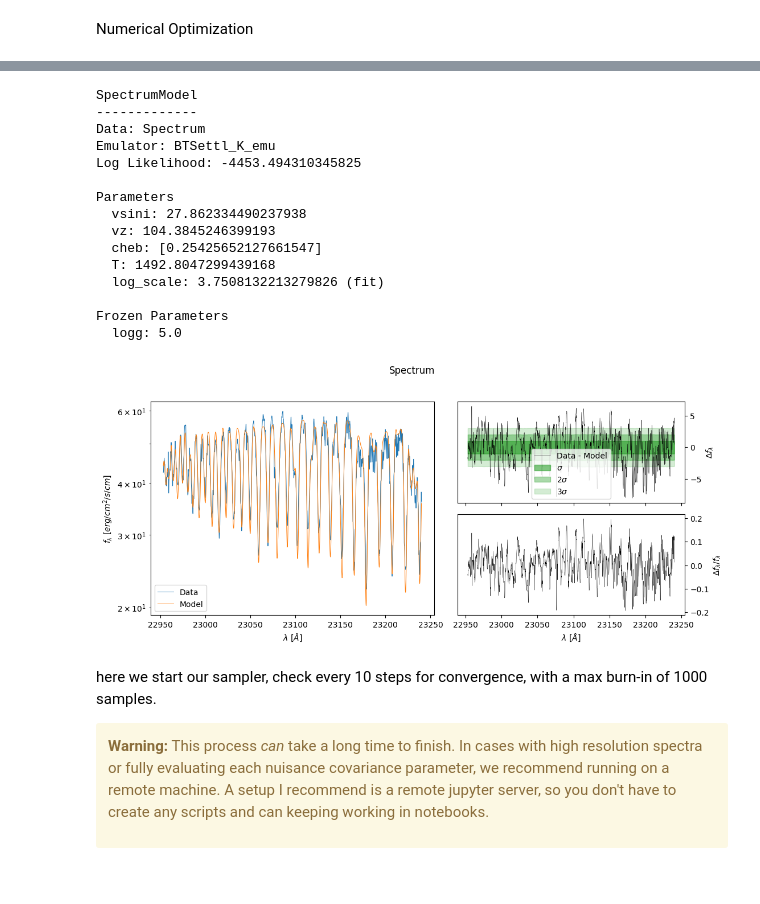
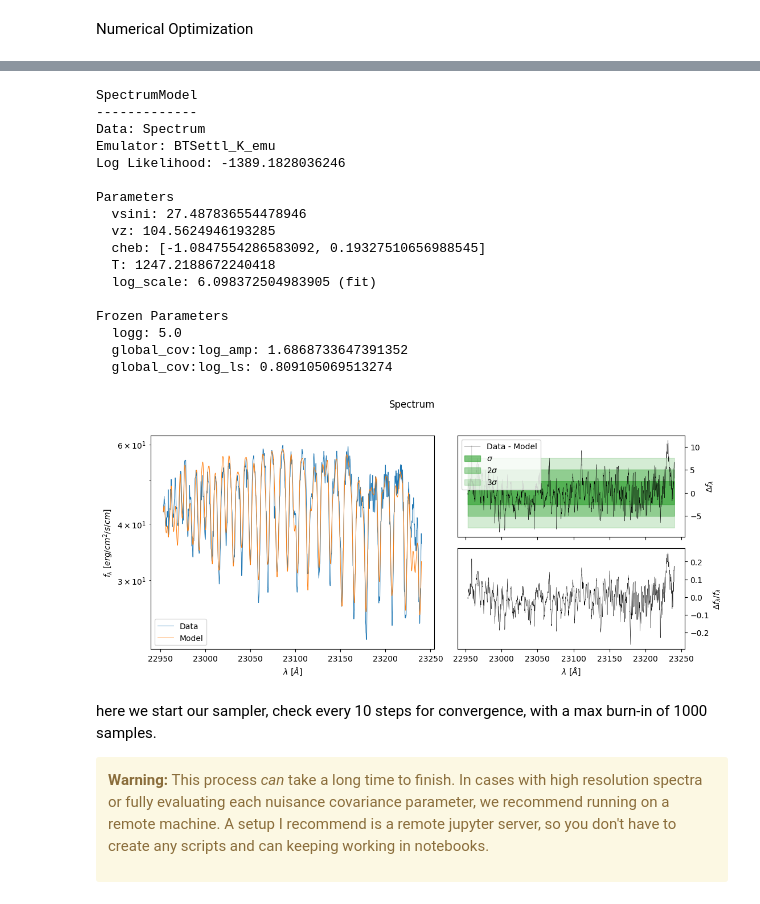
Before and after one commit to alphalyncis/dopplerimg, a Jupyter notebook: code/starfish/single_order_trial.ipynb, the cells around one changed output, grey strips where cells are left out. Saved outputs shown, nothing was run; the diff lists cells and outputs as text; code cells hidden in the pictures.

```diff
--- a/code/starfish/single_order_trial.ipynb
+++ b/code/starfish/single_order_trial.ipynb
@@ -63,7 +63,8 @@ model = SpectrumModel(
     grid_params=[1500, 5.0],
     vsini=25,
     vz=105,
-    cheb=[0]
+    cheb=[0, 0],
+    global_cov=dict(log_amp=0, log_ls=1),
 )
 model.plot()
 model
@@ -88,8 +92,12 @@ Parameters
 Here we specify some priors using `scipy.stats` classes. If you have a custom distribution you want to use, create a class and make sure it has a `logpdf` member function.
 # %%
 priors = {
-    "T": st.norm(1500, 100),
-    "vsini": st.norm(25, 0.2),
-    "global_cov:log_amp": st.norm(0, 1),
+    "T": st.uniform(500,2500),
+    "vsini": st.uniform(0, 500),
+    "vz": st.uniform(10, 100),
+    "cheb:1": st.uniform(-3, 6),
+    "cheb:2": st.uniform(-3, 6),
+    "global_cov:log_amp": st.norm(0, 5),
     "global_cov:log_ls": st.uniform(0, 10),
 }
+model.log_likelihood(priors)
@@ -96,8 +105,0 @@ priors = {
-# %%
-priors = {
-    "T": st.uniform(500,2500),
-    "vsini": st.uniform(0, 500),
-    "vz": st.uniform(10, 100),
-    "cheb:1": st.uniform(-3, 6)
-}
-model.log_likelihood(priors)
@@ -132,23 +142,26 @@ Wall time: 53.7 s
 # %%
 model.plot()
+model.freeze("global_cov")
 model
 # %% [output]
 SpectrumModel
 -------------
 Data: Spectrum
 Emulator: BTSettl_K_emu
-Log Likelihood: -4453.494310345825
+Log Likelihood: -1389.1828036246
 
 Parameters
-  vsini: 27.862334490237938
-  vz: 104.3845246399193
-  cheb: [0.25425652127661547]
-  T: 1492.8047299439168
-  log_scale: 3.7508132213279826 (fit)
+  vsini: 27.487836554478946
+  vz: 104.5624946193285
+  cheb: [-1.0847554286583092, 0.19327510656988545]
+  T: 1247.2188672240418
+  log_scale: 6.098372504983905 (fit)
 
 Frozen Parameters
   logg: 5.0
+  global_cov:log_amp: 1.6868733647391352
+  global_cov:log_ls: 0.809105069513274
-[figure, old version]
+[figure, new version]
 # %%
 # Set our walkers and dimensionality
 nwalkers = 10
```
Also changed, not shown: parts of 14 cells of this notebook, 2 other files.
